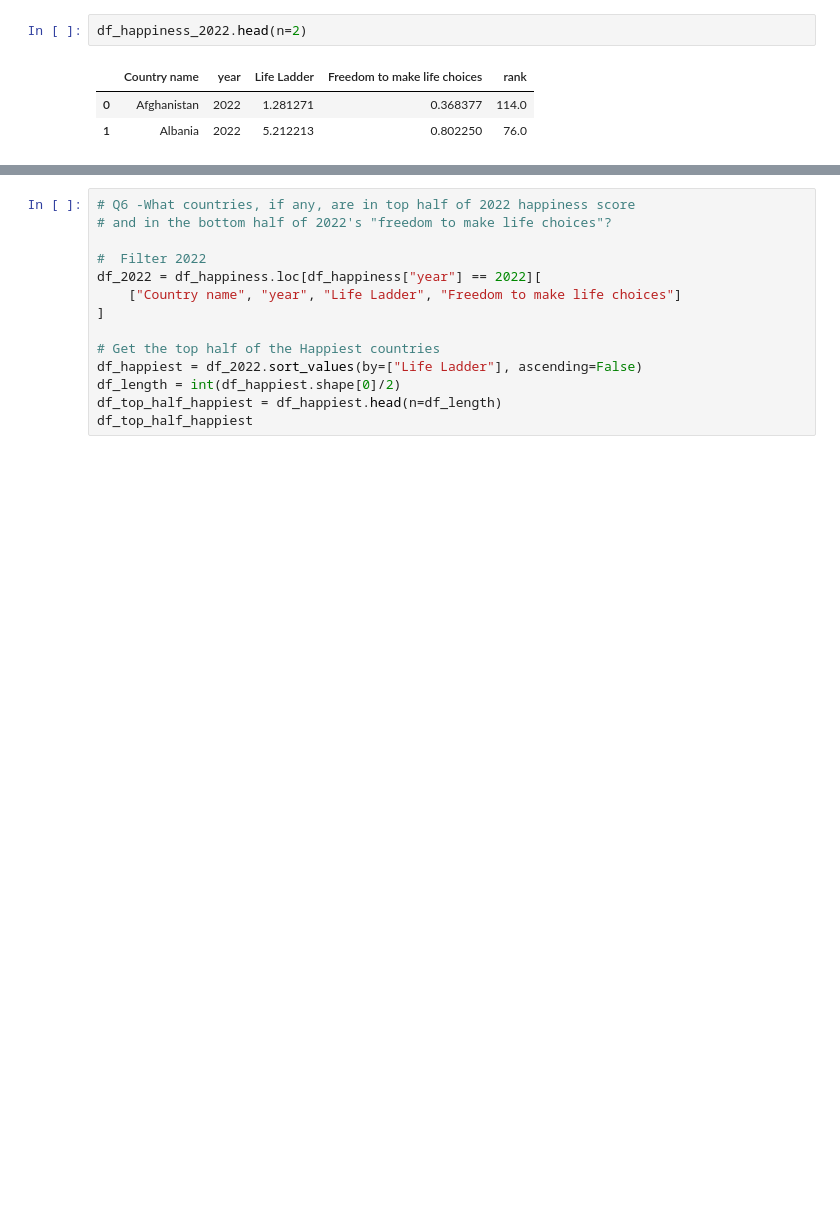
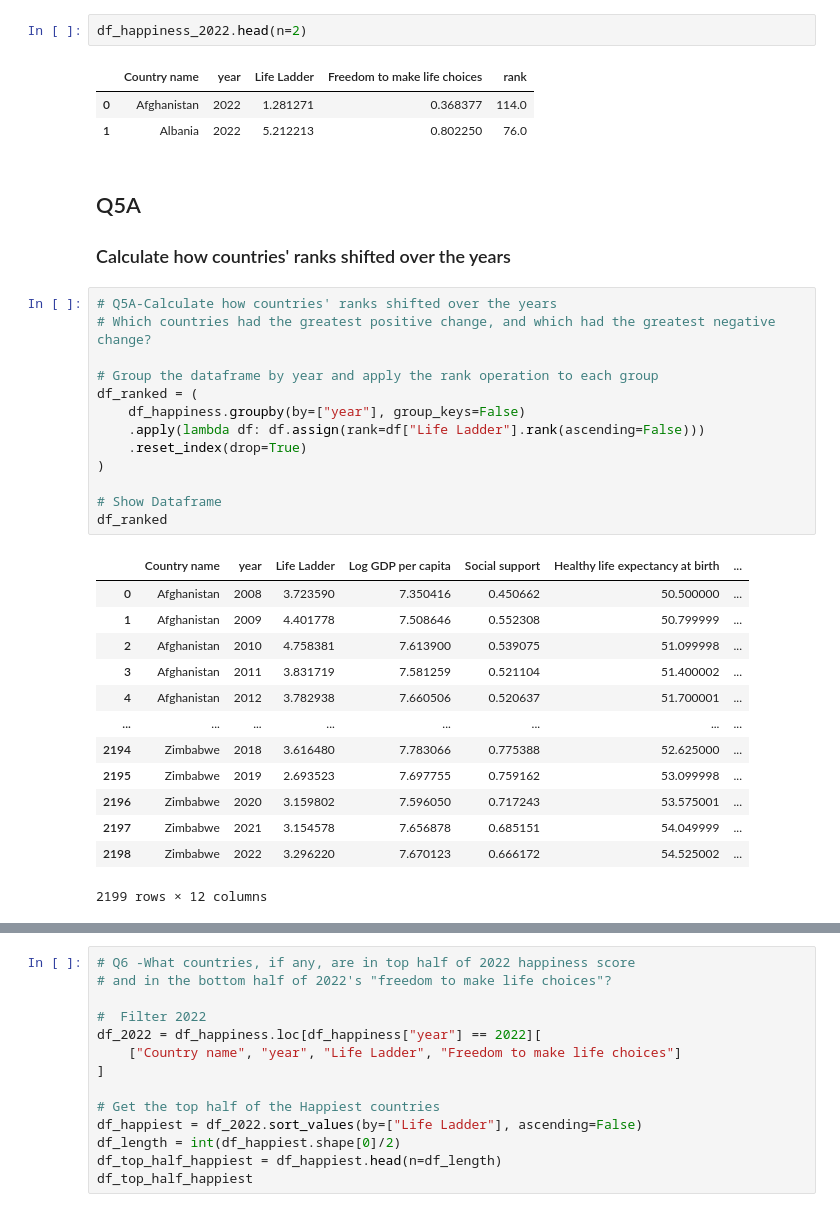
Before and after one commit to reneboygarcia/Bamboo-Weekly-by-Reuven-Lerner, a Jupyter notebook: BW_8-Happiness.ipynb, the cells around one changed output, grey strips where cells are left out. Saved outputs shown, nothing was run; the diff lists cells and outputs as text; blank space fills up the shorter version.

```diff
--- a/BW_8-Happiness.ipynb
+++ b/BW_8-Happiness.ipynb
@@ -217,3 +246,33 @@ df_happiness_2022.head(n=2)
 |  | Country name | year | Life Ladder | Freedom to make life choices | rank |
 | 0 | Afghanistan | 2022 | 1.281271 | 0.368377 | 114.0 |
 | 1 | Albania | 2022 | 5.212213 | 0.802250 | 76.0 |
+# %% [markdown]
+## Q5A
+### Calculate how countries' ranks shifted over the years
+# %%
+# Q5A-Calculate how countries' ranks shifted over the years
+# Which countries had the greatest positive change, and which had the greatest negative change?
+
+# Group the dataframe by year and apply the rank operation to each group
+df_ranked = (
+    df_happiness.groupby(by=["year"], group_keys=False)
+    .apply(lambda df: df.assign(rank=df["Life Ladder"].rank(ascending=False)))
+    .reset_index(drop=True)
+)
+
+# Show Dataframe
+df_ranked
+# %% [output]
+|  | Country name | year | Life Ladder | Log GDP per capita | Social support | Healthy life expectancy at birth | ... |
+| 0 | Afghanistan | 2008 | 3.723590 | 7.350416 | 0.450662 | 50.500000 | ... |
+| 1 | Afghanistan | 2009 | 4.401778 | 7.508646 | 0.552308 | 50.799999 | ... |
+| 2 | Afghanistan | 2010 | 4.758381 | 7.613900 | 0.539075 | 51.099998 | ... |
+| 3 | Afghanistan | 2011 | 3.831719 | 7.581259 | 0.521104 | 51.400002 | ... |
+| 4 | Afghanistan | 2012 | 3.782938 | 7.660506 | 0.520637 | 51.700001 | ... |
+| ... | ... | ... | ... | ... | ... | ... | ... |
+| 2194 | Zimbabwe | 2018 | 3.616480 | 7.783066 | 0.775388 | 52.625000 | ... |
+| 2195 | Zimbabwe | 2019 | 2.693523 | 7.697755 | 0.759162 | 53.099998 | ... |
+| 2196 | Zimbabwe | 2020 | 3.159802 | 7.596050 | 0.717243 | 53.575001 | ... |
+| 2197 | Zimbabwe | 2021 | 3.154578 | 7.656878 | 0.685151 | 54.049999 | ... |
+| 2198 | Zimbabwe | 2022 | 3.296220 | 7.670123 | 0.666172 | 54.525002 | ... |
+2199 rows × 12 columns
```
Also changed, not shown: parts of 10 cells of this notebook.
